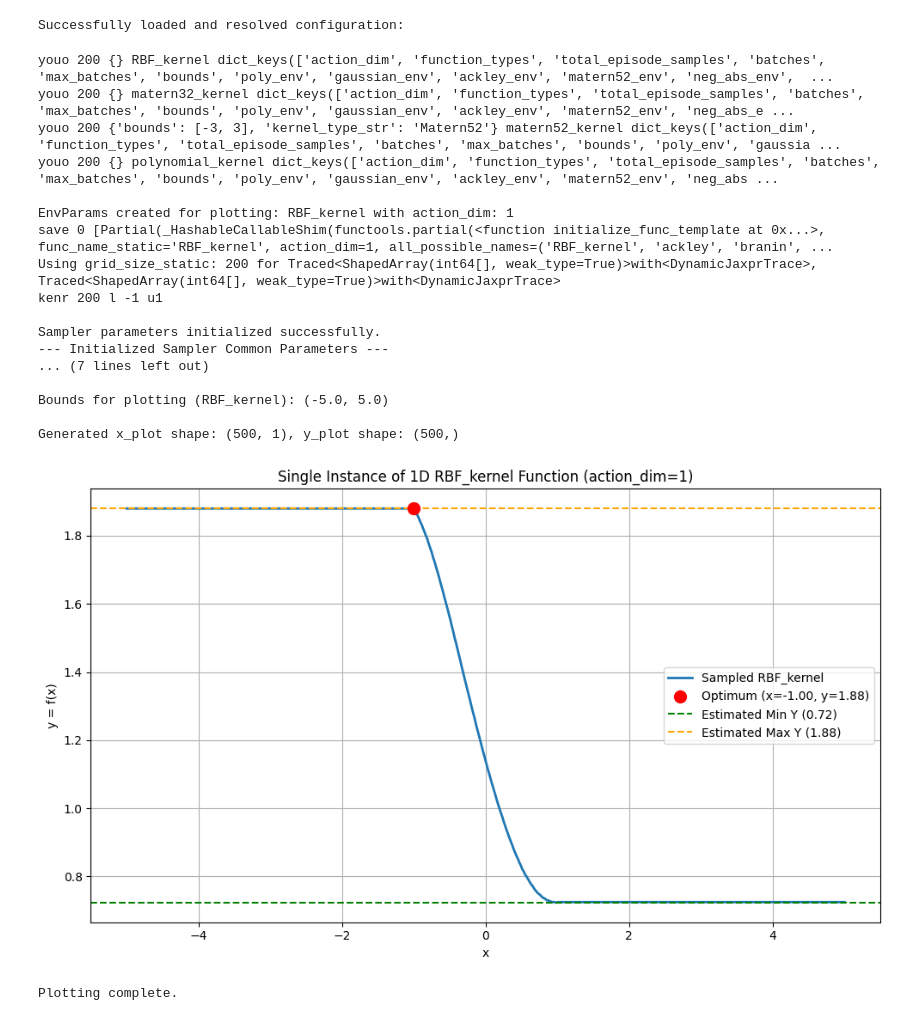
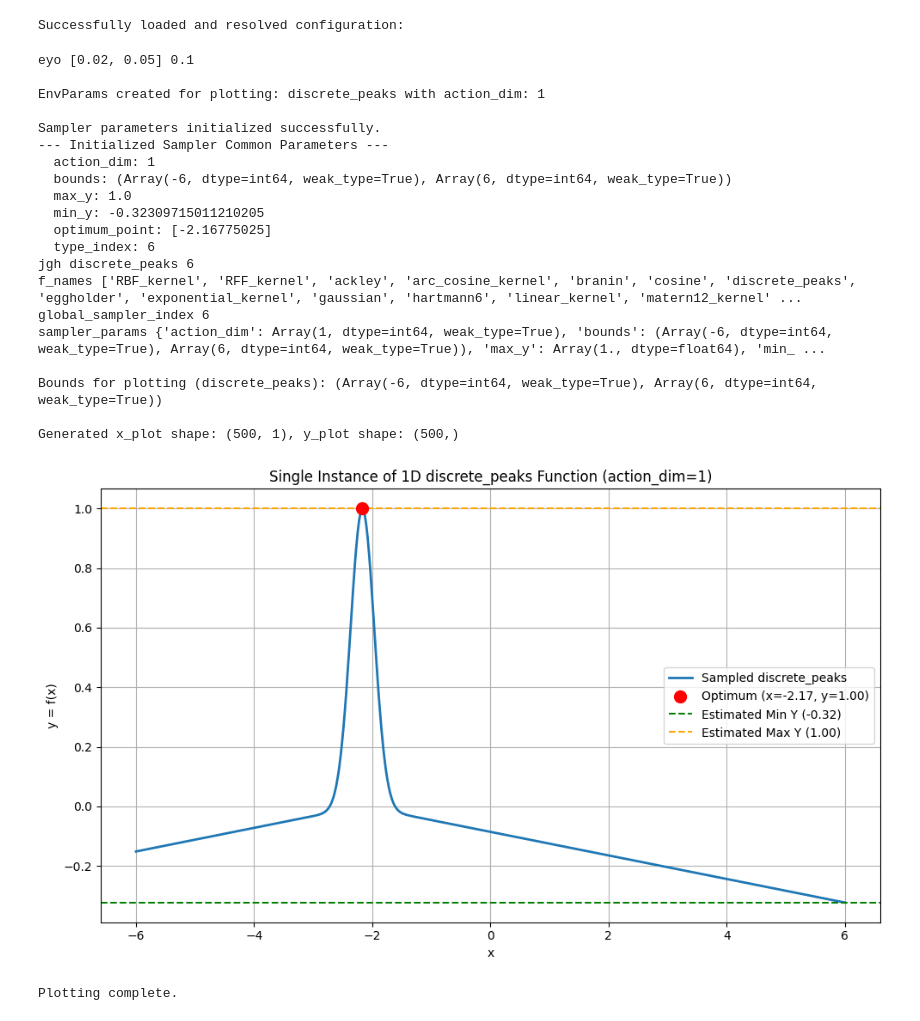
Before and after one commit to Jimvos32/Recurrent-PPO-Jax, a Jupyter notebook: src/tasks/envs/env_notebooks/jax_plots.ipynb, the cells around one changed output. Cells and saved outputs as stored; diff of their text form; code cells hidden in the pictures.

```diff
--- a/src/tasks/envs/env_notebooks/jax_plots.ipynb
+++ b/src/tasks/envs/env_notebooks/jax_plots.ipynb
@@ -78,7 +78,8 @@ with initialize(version_base=version_base_value, config_path=config_path_relativ
     # Now you can convert it to a Python container (dict/list) with interpolations resolved
     # This is equivalent to: conf = OmegaConf.to_container(config, resolve=True)
     conf_dict = OmegaConf.to_container(cfg.task, resolve=True)
-    conf_dict['function_types'] = ['poly', 'matern52', 'ackley', 'neg_abs', 'gaussian', 'branin', 'hartmann6', 'rosenbrock', ' michalewicz', 'eggholder', 'cosine']
+    conf_dict['function_types'] = ['poly', 'matern52', 'ackley', 'neg_abs', 'gaussian', 'branin', 'hartmann6', 'rosenbrock', ' michalewicz', 'eggholder', 'cosine',
+                                   'matern32', 'matern12', 'linear', 'polynomial', 'periodic', 'white', 'arc_cosine', 'exponential', 'rational_quadratic', 'RFF', 'RBF']
 
     # 'conf_dict' now holds your configuration as a Python dictionary
     # You can use it for your testing purposes in the notebook
@@ -86,15 +87,9 @@ with initialize(version_base=version_base_value, config_path=config_path_relativ
 # %% [output]
 Successfully loaded and resolved configuration:
 # %%
-from src.tasks.envs.jax_env_f.jax_disp_samplers import (
-        create_env_params,
-        initialize_sampler_dispatch,
-        compute_y_sampler_dispatch,
-        ALL_POSSIBLE_FUNCTION_NAMES, # This list is crucial
-        EnvParams # Import if type hinting is desired elsewhere
-    )
+
 # --- Configuration for Plotting ---
-function_name_to_plot = "RBF_kernel"  # Change this to the function you want to plot
+function_name_to_plot = "discrete_peaks"  # Change this to the function you want to plot
 plot_action_dimension = 1          # For 1D plots
 
 # Plotting range and resolution (can be overridden by specific function bounds)
@@ -180,27 +175,36 @@ except ValueError:
     print(f"Available names: {ALL_POSSIBLE_FUNCTION_NAMES}")
     exit()
 
+
+
+
 sampler_params = initialize_sampler_dispatch(key, global_sampler_index, env_params)
 print("\nSampler parameters initialized successfully.")
 print("--- Initialized Sampler Common Parameters ---")
 for k, v_item in sampler_params['common'].items(): # Renamed v to v_item
     print(f"  {k}: {v_item}")
 
-
+print("jgh", function_name_to_plot, global_sampler_index)
+print("f_names", ALL_POSSIBLE_FUNCTION_NAMES)
+print("global_sampler_index", global_sampler_index)
+print("sampler_params", sampler_params['common'])
 # --- Generate Data for Plotting ---
 actual_bounds_for_plot = sampler_params['common']['bounds']
-# Handle cases like Branin where bounds might be a list of tuples
-if isinstance(actual_bounds_for_plot[0], (list, tuple)) and env_params.action_dim > 1 and plot_action_dimension == 1 :
-    print(f"Warning: Plotting first dimension of multi-dimensional bounds: {actual_bounds_for_plot}")
-    actual_bounds_for_plot = actual_bounds_for_plot[0]
-elif not (isinstance(actual_bounds_for_plot, (list, tuple)) and len(actual_bounds_for_plot) == 2 and isinstance(actual_bounds_for_plot[0], (int, float))):
-    print(f"Warning: Unexpected bounds format {actual_bounds_for_plot}, falling back to default plot bounds.")
-    actual_bounds_for_plot = default_plot_bounds
+
+# print(f"\nInitial bounds for plotting ({function_name_to_plot}): {actual_bounds_for_plot}")
+# # Handle cases like Branin where bounds might be a list of tuples
+# if isinstance(actual_bounds_for_plot[0], (list, tuple)) and env_params.action_dim > 1 and plot_action_dimension == 1 :
+#     print(f"Warning: Plotting first dimension of multi-dimensional bounds: {actual_bounds_for_plot}")
+#     actual_bounds_for_plot = actual_bounds_for_plot[0]
+# elif not (isinstance(actual_bounds_for_plot, (list, tuple)) and len(actual_bounds_for_plot) == 2 and isinstance(actual_bounds_for_plot[0], (int, float))):
+#     print(f"Warning: Unexpected bounds format {actual_bounds_for_plot}, falling back to default plot bounds.")
+#     actual_bounds_for_plot = default_plot_bounds
 
 
 print(f"\nBounds for plotting ({function_name_to_plot}): {actual_bounds_for_plot}")
 
 x_plot_vals = jnp.linspace(actual_bounds_for_plot[0], actual_bounds_for_plot[1], num_plot_points)
+
 # x_plot needs to have shape (num_plot_points, env_params.action_dim)
 # env_params.action_dim is now plot_action_dimension (e.g., 1)
 x_plot = x_plot_vals.reshape(-1, env_params.action_dim)
@@ -209,6 +213,8 @@ x_plot = x_plot_vals.reshape(-1, env_params.action_dim)
 compute_single_y_for_plot = lambda x_point: compute_y_sampler_dispatch(x_point, sampler_params, env_params)
 jitted_compute_single_y = jax.jit(compute_single_y_for_plot)
 y_plot = jax.vmap(jitted_compute_single_y)(x_plot)
+
+
 
 print(f"\nGenerated x_plot shape: {x_plot.shape}, y_plot shape: {y_plot.shape}")
 
@@ -217,44 +223,47 @@ plt.figure(figsize=(10, 6))
 plt.plot(x_plot_vals, y_plot.flatten(), label=f'Sampled {function_name_to_plot}', linewidth=2)
 
 opt_x_array = sampler_params["common"]['optimum_point']
 max_y_val = sampler_params["common"]['max_y']
 min_y_val = sampler_params["common"]['min_y']
 
 opt_x_plot_coord = opt_x_array[0] if env_params.action_dim == 1 else opt_x_array[0] # Default to first component if N-D
 
 plt.scatter([opt_x_plot_coord], [max_y_val], color='red', s=100, zorder=5,
             label=f'Optimum (x={opt_x_plot_coord:.2f}, y={max_y_val:.2f})')
 plt.axhline(min_y_val, color='green', linestyle='--', label=f'Estimated Min Y ({min_y_val:.2f})')
 plt.axhline(max_y_val, color='orange', linestyle='--', label=f'Estimated Max Y ({max_y_val:.2f})')
 
 plt.title(f'Single Instance of 1D {function_name_to_plot} Function (action_dim={env_params.action_dim})')
 plt.xlabel('x')
 plt.ylabel('y = f(x)')
 plt.legend()
 plt.grid(True)
 plt.tight_layout()
 plt.show()
 
 print("\nPlotting complete.")
 # %% [output]
-youo 200 {} RBF_kernel dict_keys(['action_dim', 'function_types', 'total_episode_samples', 'batches', 'max_batches', 'bounds', 'poly_env', 'gaussian_env', 'ackley_env', 'matern52_env', 'neg_abs_env',  ...
-youo 200 {} matern32_kernel dict_keys(['action_dim', 'function_types', 'total_episode_samples', 'batches', 'max_batches', 'bounds', 'poly_env', 'gaussian_env', 'ackley_env', 'matern52_env', 'neg_abs_e ...
-youo 200 {'bounds': [-3, 3], 'kernel_type_str': 'Matern52'} matern52_kernel dict_keys(['action_dim', 'function_types', 'total_episode_samples', 'batches', 'max_batches', 'bounds', 'poly_env', 'gaussia ...
-youo 200 {} polynomial_kernel dict_keys(['action_dim', 'function_types', 'total_episode_samples', 'batches', 'max_batches', 'bounds', 'poly_env', 'gaussian_env', 'ackley_env', 'matern52_env', 'neg_abs ...
+eyo [0.02, 0.05] 0.1
 
-EnvParams created for plotting: RBF_kernel with action_dim: 1
-save 0 [Partial(_HashableCallableShim(functools.partial(<function initialize_func_template at 0x...>, func_name_static='RBF_kernel', action_dim=1, all_possible_names=('RBF_kernel', 'ackley', 'branin', ...
-Using grid_size_static: 200 for Traced<ShapedArray(int64[], weak_type=True)>with<DynamicJaxprTrace>, Traced<ShapedArray(int64[], weak_type=True)>with<DynamicJaxprTrace>
-kenr 200 l -1 u1
+EnvParams created for plotting: discrete_peaks with action_dim: 1
 
 Sampler parameters initialized successfully.
 --- Initialized Sampler Common Parameters ---
-... (7 lines left out)
+  action_dim: 1
+  bounds: (Array(-6, dtype=int64, weak_type=True), Array(6, dtype=int64, weak_type=True))
+  max_y: 1.0
+  min_y: -0.32309715011210205
+  optimum_point: [-2.16775025]
+  type_index: 6
+jgh discrete_peaks 6
+f_names ['RBF_kernel', 'RFF_kernel', 'ackley', 'arc_cosine_kernel', 'branin', 'cosine', 'discrete_peaks', 'eggholder', 'exponential_kernel', 'gaussian', 'hartmann6', 'linear_kernel', 'matern12_kernel' ...
+global_sampler_index 6
+sampler_params {'action_dim': Array(1, dtype=int64, weak_type=True), 'bounds': (Array(-6, dtype=int64, weak_type=True), Array(6, dtype=int64, weak_type=True)), 'max_y': Array(1., dtype=float64), 'min_ ...
 
-Bounds for plotting (RBF_kernel): (-5.0, 5.0)
+Bounds for plotting (discrete_peaks): (Array(-6, dtype=int64, weak_type=True), Array(6, dtype=int64, weak_type=True))
 
 Generated x_plot shape: (500, 1), y_plot shape: (500,)
-[figure, old version]
+[figure, new version]
 Plotting complete.
 # %%
 
```
Also changed, not shown: parts of 7 cells of this notebook, 42 other files.
